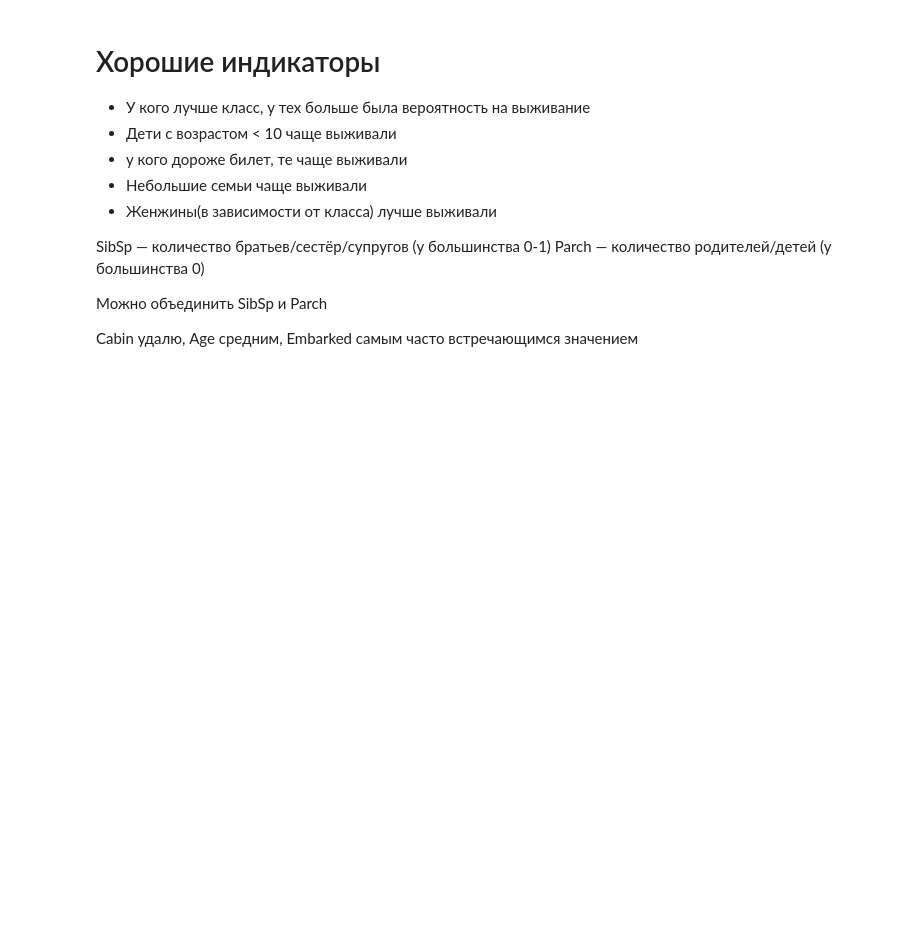
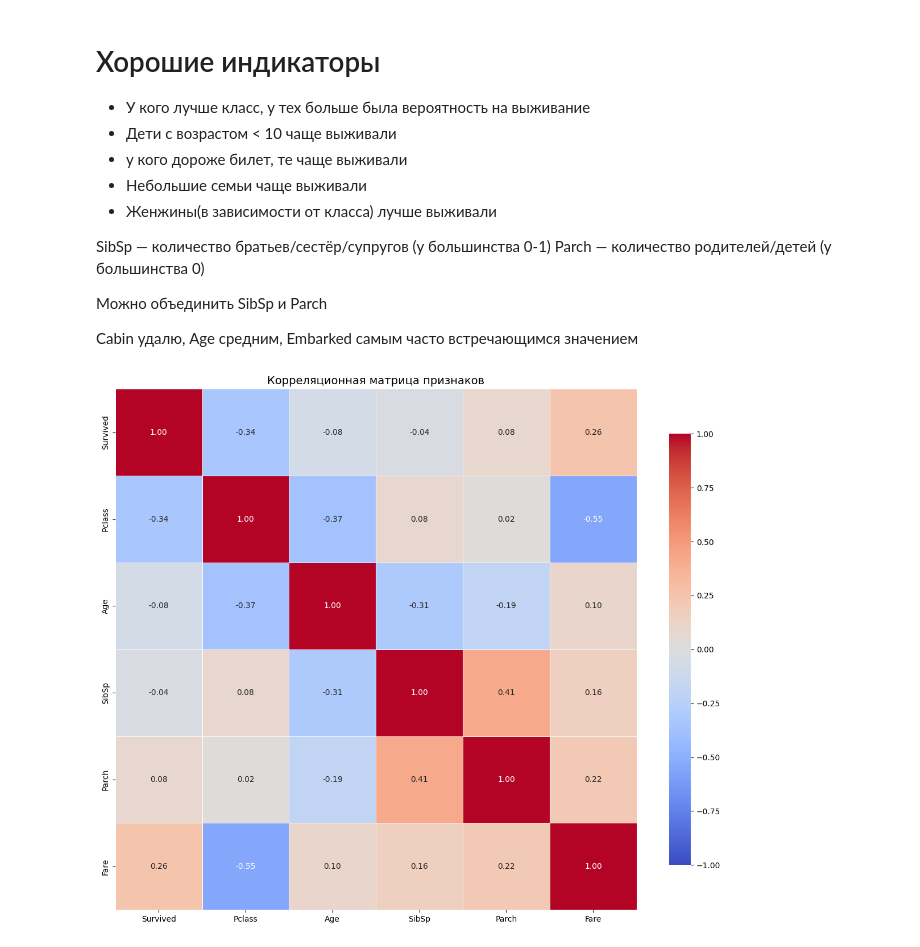
Before and after one commit to AndrewKr123/Ml, a Jupyter notebook: notebooks/titanic.ipynb, the cells around one changed output. Saved outputs shown, nothing was run; the diff lists cells and outputs as text; code cells hidden in the pictures; blank space fills up the shorter version.

```diff
--- a/notebooks/titanic.ipynb
+++ b/notebooks/titanic.ipynb
@@ -111,6 +223,21 @@ Parch — количество родителей/детей (у большин
 
 Cabin удалю, Age средним,
 Embarked самым часто встречающимся значением
+# %%
+train_num=train.select_dtypes(include=['number'])
+corr_matrix = train_num.corr()
+
+# 2. Визуализируем через тепловую карту
+plt.figure(figsize=(12, 10))
+sns.heatmap(corr_matrix, annot=True, fmt='.2f', cmap='coolwarm',
+            square=True, linewidths=0.5,
+            vmin=-1, vmax=1,
+            cbar_kws={"shrink": 0.8})
+plt.title('Корреляционная матрица признаков', fontsize=14)
+plt.tight_layout()
+plt.show()
+# %% [output]
+[figure, added]
 # %%
 #processing
 train_copy = train.copy()
```
Also changed, not shown: parts of 21 cells of this notebook.
